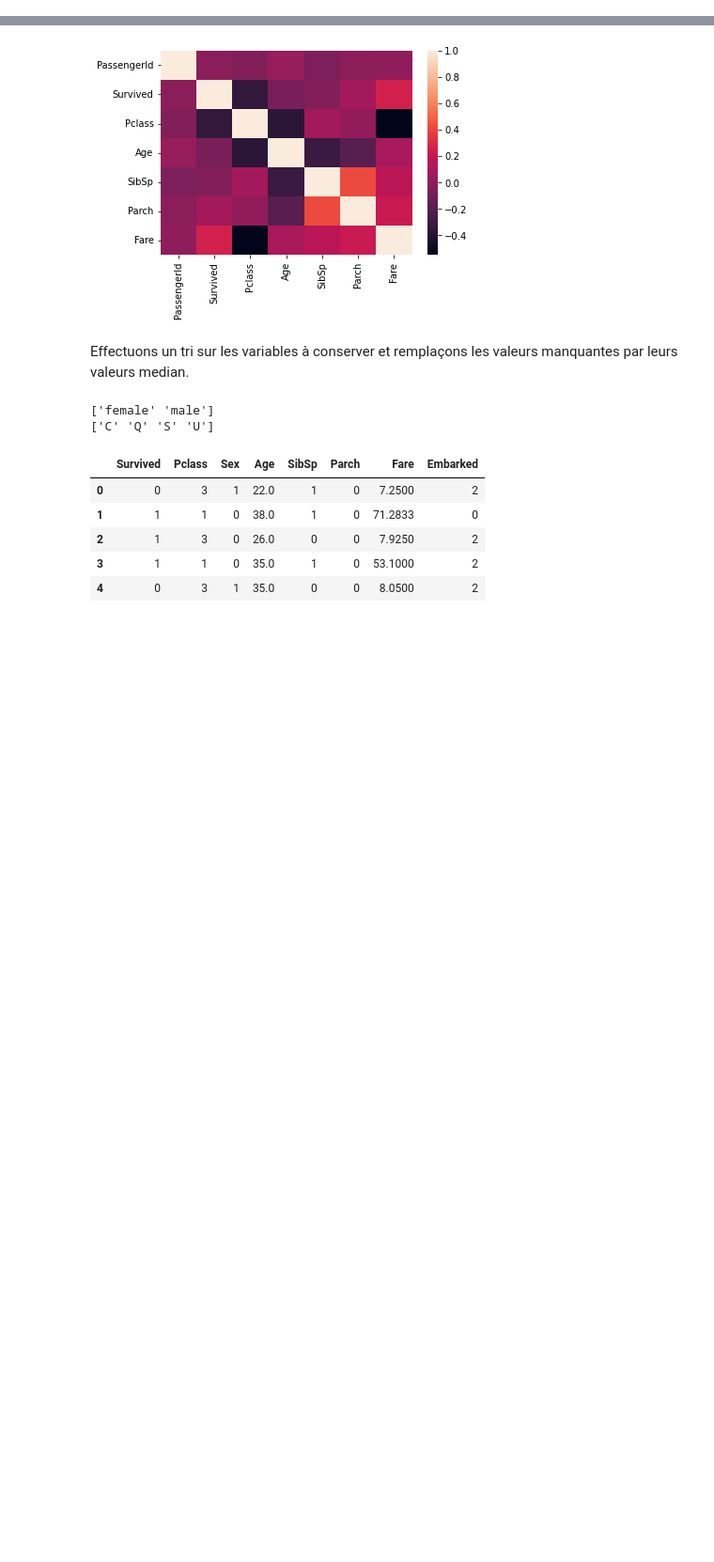
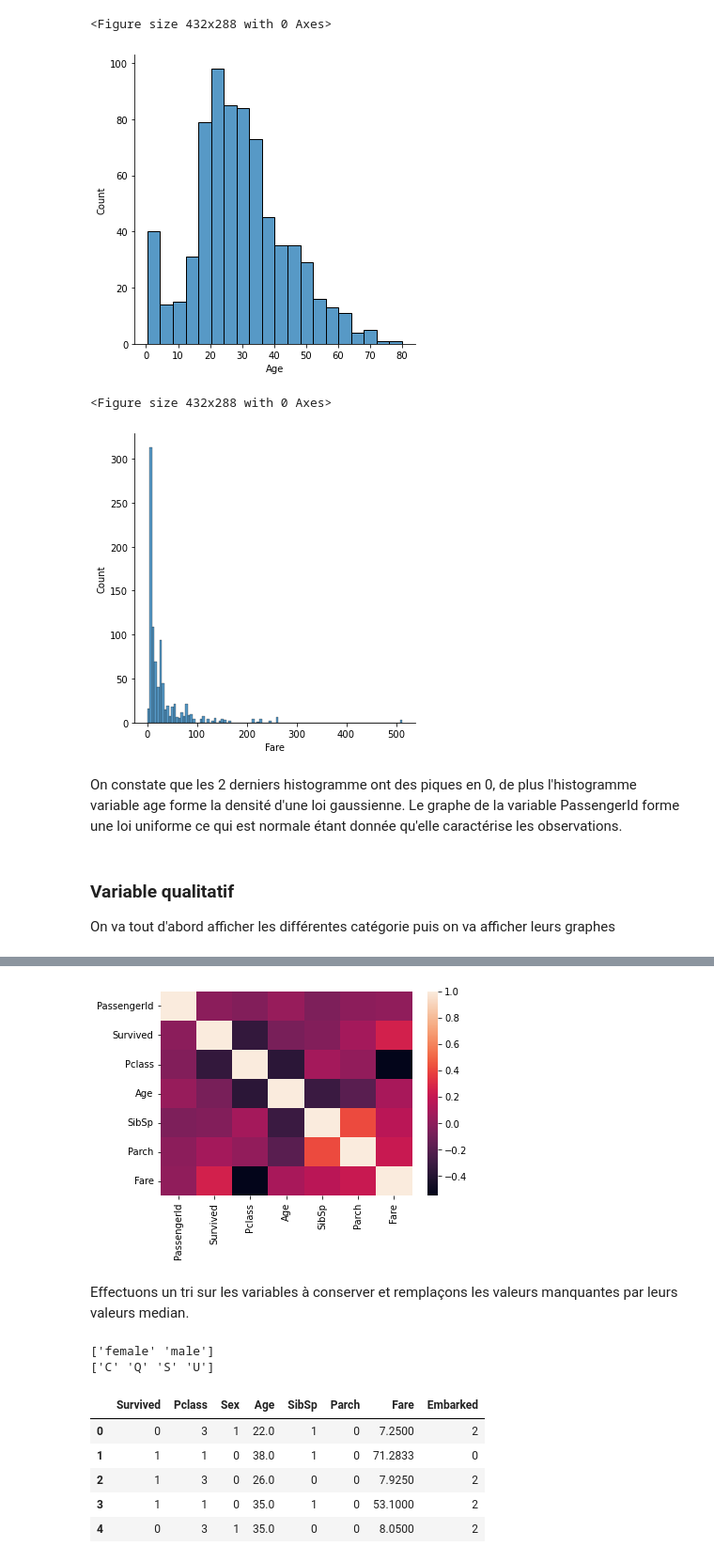
Before and after one commit to RagavanRanushan/titanic, a Jupyter notebook: titanic/Untitled.ipynb, the cells around one changed output, grey strips where cells are left out. Shown at 94% size. Cells and saved outputs as stored; diff of their text form; code cells hidden in the pictures; blank space fills up the shorter version.

```diff
--- a/titanic/Untitled.ipynb
+++ b/titanic/Untitled.ipynb
@@ -18,0 +125,16 @@ data.head()
+# %%
+for col in df.select_dtypes('float64'):
+    plt.figure()
+    sns.displot(df[col])
+# %% [output]
+<Figure size 432x288 with 0 Axes>
+[figure, added]
+<Figure size 432x288 with 0 Axes>
+[figure, added]
+# %% [markdown]
+On constate que les 2 derniers histogramme ont des piques en 0, de plus l'histogramme variable age forme la densité d'une loi gaussienne.
+Le graphe de la variable PassengerId forme une loi uniforme ce qui est normale étant donnée qu'elle caractérise les observations.
+# %% [markdown]
+### Variable qualitatif
+
+On va tout d'abord afficher les différentes catégorie puis on va afficher leurs graphes
```
Also changed, not shown: parts of 23 cells of this notebook.
